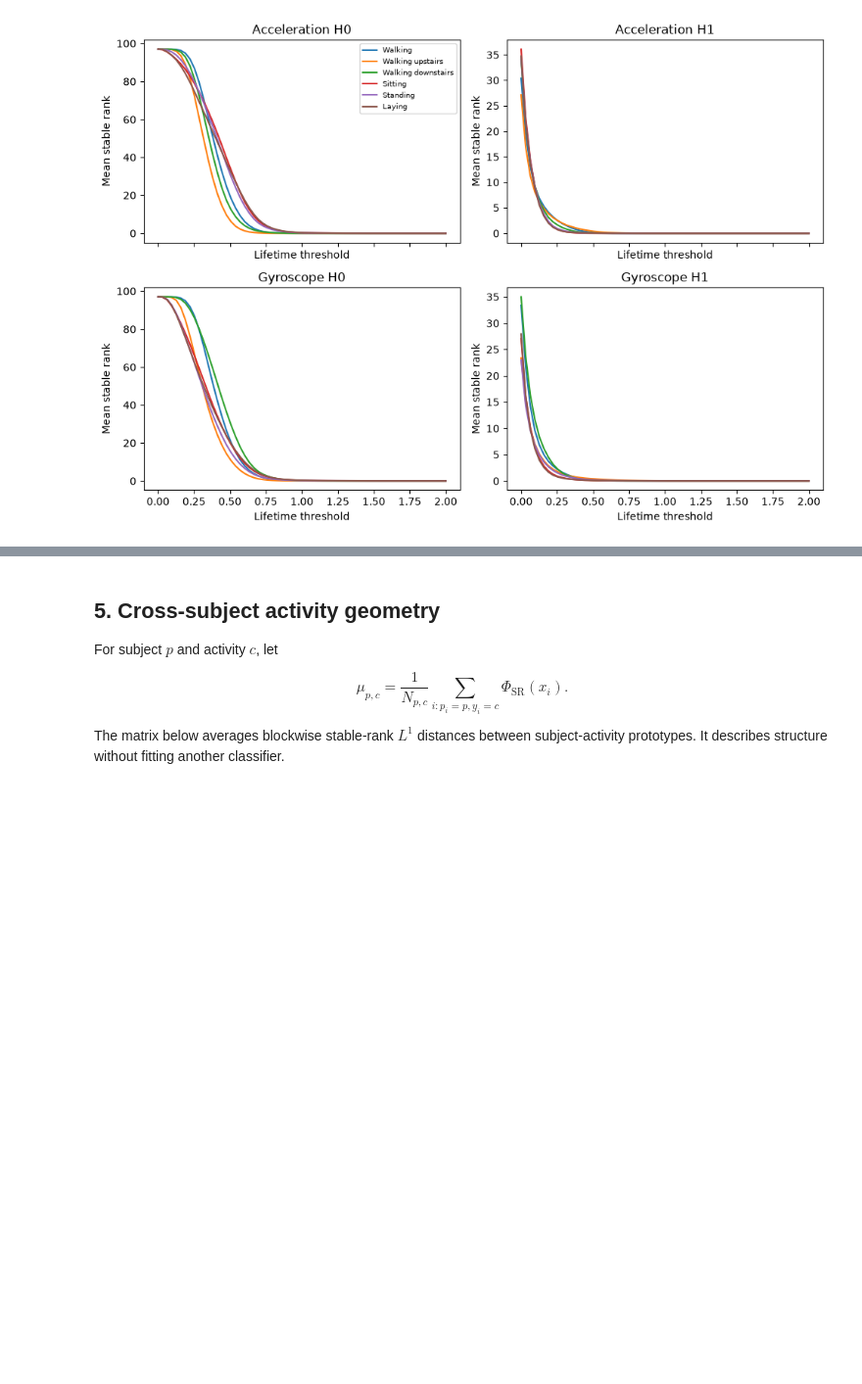
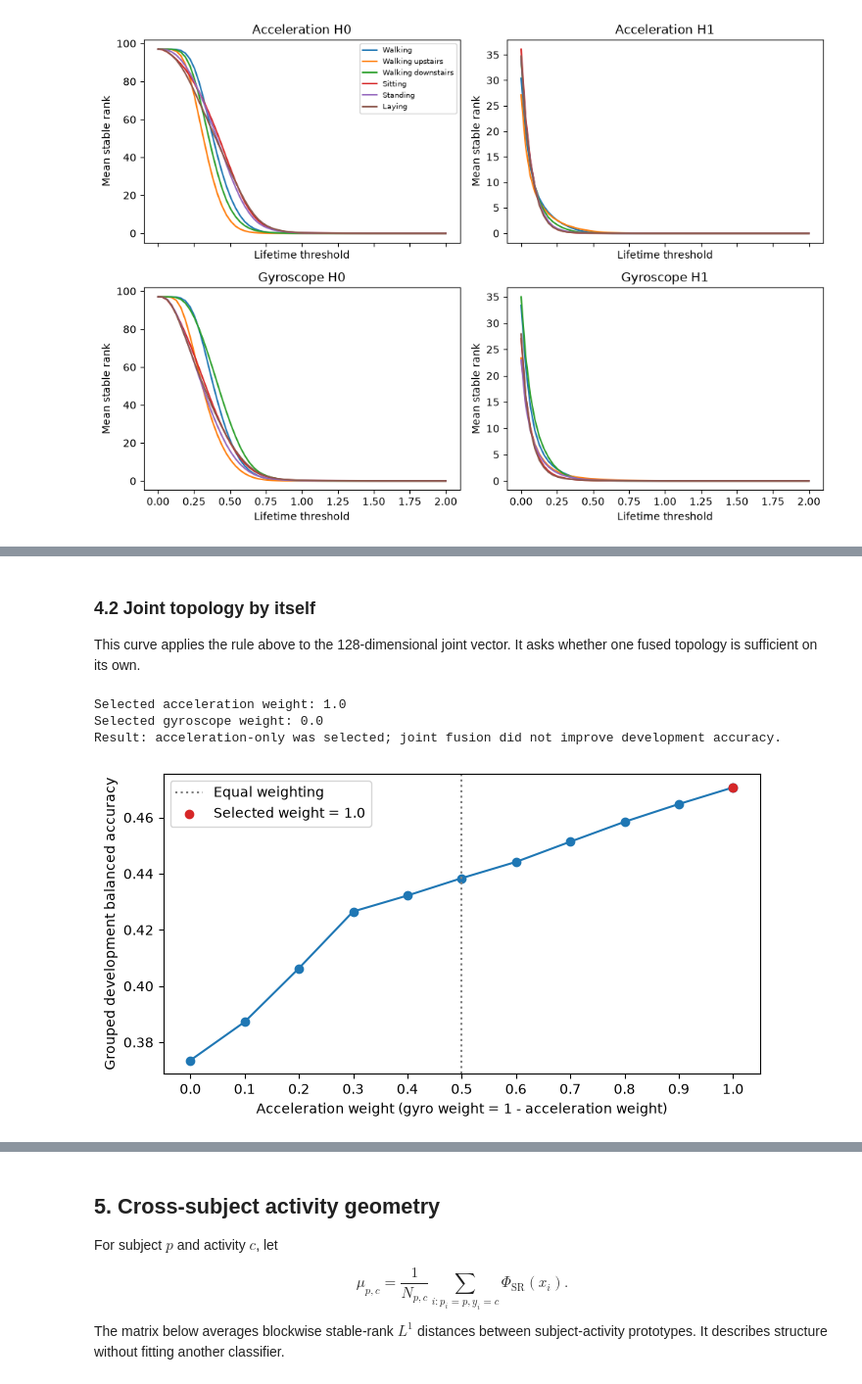
Before and after one commit to tagesk-tech/TDA-2956, a Jupyter notebook: analysis.ipynb, the cells around one changed output, grey strips where cells are left out. Shown at 98% size. Saved outputs shown, nothing was run; the diff lists cells and outputs as text; code cells hidden in the pictures; blank space fills up the shorter version.

```diff
--- a/analysis.ipynb
+++ b/analysis.ipynb
@@ -186,0 +417,40 @@ destroying temporal adjacency.
+# %% [markdown]
+### 4.2 Joint topology by itself
+
+This curve applies the rule above to the 128-dimensional joint vector. It asks
+whether one fused topology is sufficient on its own.
+# %%
+weight_analysis = results["joint_sensor_weight_search"]
+weight_grid = weight_analysis["grid"]
+weights = np.asarray([row["acceleration_weight"] for row in weight_grid])
+weight_scores = np.asarray([row["balanced_accuracy"] for row in weight_grid])
+selected_weight = weight_analysis["selected_acceleration_weight"]
+
+plt.figure(figsize=(7, 3.8))
+plt.plot(weights, weight_scores, marker="o")
+plt.axvline(0.5, color="gray", linestyle=":", label="Equal weighting")
+plt.scatter(
+    [selected_weight],
+    [weight_scores[np.flatnonzero(np.isclose(weights, selected_weight))[0]]],
+    color="tab:red",
+    zorder=3,
+    label=f"Selected weight = {selected_weight:.1f}",
+)
+plt.xlabel("Acceleration weight (gyro weight = 1 - acceleration weight)")
+plt.ylabel("Grouped development balanced accuracy")
+plt.xticks(weights)
+plt.legend()
+plt.tight_layout()
+print("Selected acceleration weight:", selected_weight)
+print("Selected gyroscope weight:", weight_analysis["selected_gyroscope_weight"])
+if np.isclose(selected_weight, 1.0):
+    print("Result: acceleration-only was selected; joint fusion did not improve development accuracy.")
+elif np.isclose(selected_weight, 0.0):
+    print("Result: gyroscope-only was selected; joint fusion did not improve development accuracy.")
+else:
+    print("Result: a genuinely joint acceleration-gyroscope weighting was selected.")
+# %% [output]
+Selected acceleration weight: 1.0
+Selected gyroscope weight: 0.0
+Result: acceleration-only was selected; joint fusion did not improve development accuracy.
+[figure, added]
```
Also changed, not shown: parts of 24 cells of this notebook, 7 other files.
